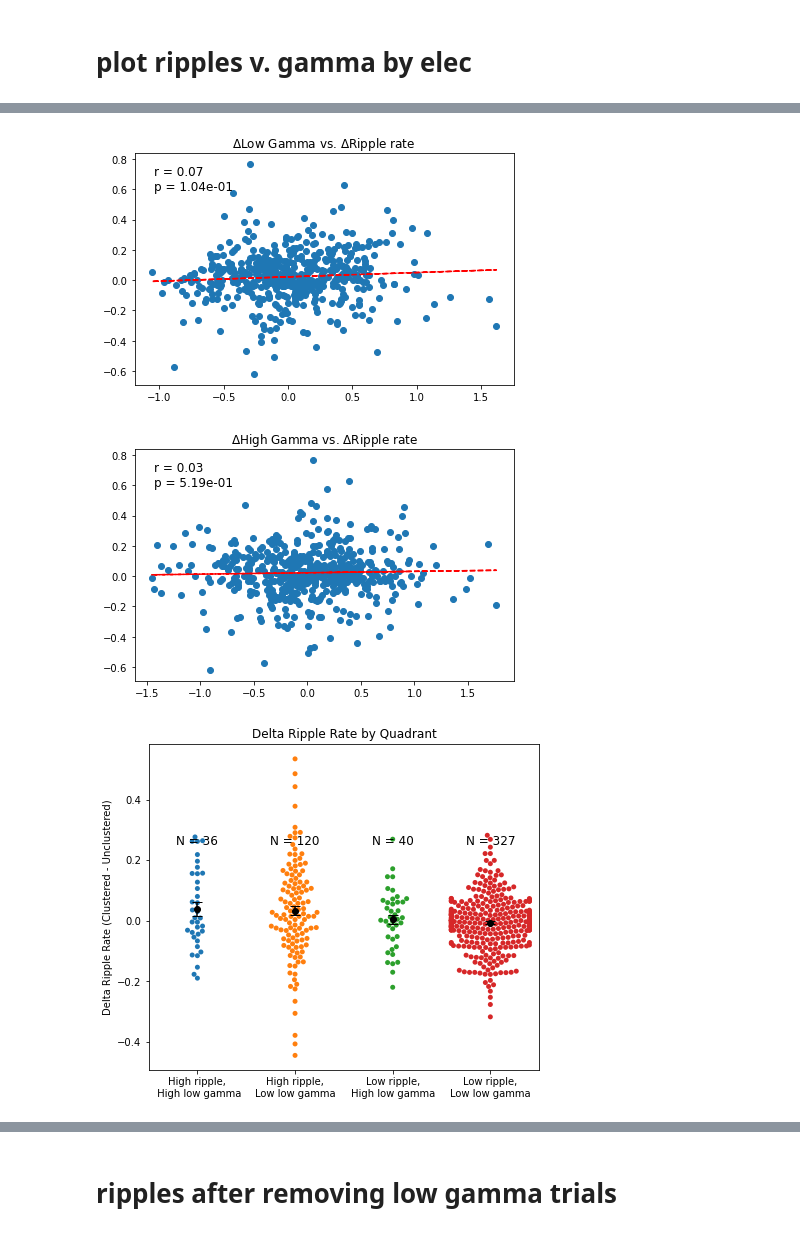
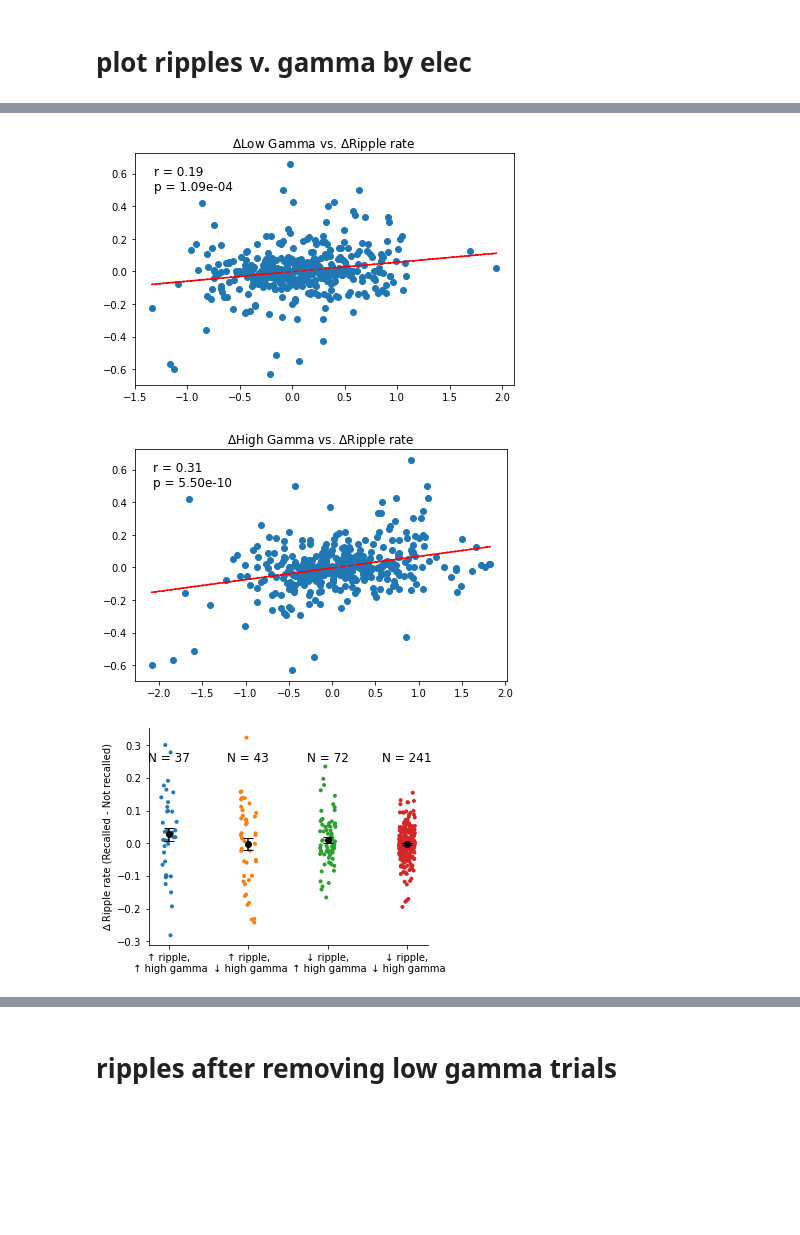
Before and after one commit to jjsakon/SWRrefactored, a Jupyter notebook: code/rippleVsGammaByElectrode.ipynb, the cells around one changed output, grey strips where cells are left out. Drawn from its saved outputs; the diff is of its cells as text; code cells hidden in the pictures; blank space fills up the shorter version.

Commit message:
2024-08-27 updated rippleByGamma plots

```diff
--- a/code/rippleVsGammaByElectrode.ipynb
+++ b/code/rippleVsGammaByElectrode.ipynb
@@ -60,8 +47,8 @@ task = 'catFR1' # 'catFR1'
 savePath = f'{base}/figures/'
 
 # 1 for encoding, 0 for recall
-encoding_mode_arr = [0,1] #[0,1]
-freq_range_str_arr = [[2,4],[7,9],[33.5,75],[80,120]] #[[33.5,75],[80,120]] #,[2,4],[7,9]] # [80,178]
+encoding_mode_arr = [0] #,1] #[0,1]
+freq_range_str_arr = [[2,4]] #,[7,9],[33.5,75],[80,120]] #[[33.5,75],[80,120]] #,[2,4],[7,9]] # [80,178]
 # these were selecetd to avoid 60 and 120 Hz using np.logspace(np.log10(30),np.log10(75),10)
 
 fs = 500 # sampling rate for raw data and ripples from createEventsForDF.py
@@ -535,53 +518,58 @@ plt.tight_layout(); plt.show()
 
 a=1;
 # %% [output]
-[figure, old version]
+[figure, new version]
-[figure, old version]
+[figure, new version]
 # %%
 # Define quadrants
 
 # 1 for low_gamma, 2 for high_gamma, 3 for high:low difference
-low_gamma_on = 1
+low_gamma_on = 2
+# 1 for clust v. not clust; 2 for recalled v. not recalled
+clust_or_recalled = 2
 
 if low_gamma_on == 1:
     quadrant_1 = (sub_low_gamma_elecs > mean_low_gamma + num_sd_line * std_low_gamma) & \
                  (sub_ripple_elecs > mean_ripple + num_sd_line * std_ripple)
-    label1 = 'High ripple,\n High low gamma'
+    label1 = '↑ ripple,\n ↑ low gamma'
     quadrant_2 = (sub_low_gamma_elecs < mean_low_gamma + num_sd_line * std_low_gamma) & \
                  (sub_ripple_elecs > mean_ripple + num_sd_line * std_ripple)
-    label2 = 'High ripple,\nLow low gamma'
+    label2 = '↑ ripple,\n ↓ low gamma'
     quadrant_3 = (sub_low_gamma_elecs > mean_low_gamma + num_sd_line * std_low_gamma) & \
                  (sub_ripple_elecs < mean_ripple + num_sd_line * std_ripple)
-    label3 = 'Low ripple,\nHigh low gamma'
+    label3 = '↓ ripple,\n ↑ low gamma'
     quadrant_4 = (sub_low_gamma_elecs < mean_low_gamma + num_sd_line * std_low_gamma) & \
                  (sub_ripple_elecs < mean_ripple + num_sd_line * std_ripple)
-    label4 = 'Low ripple,\nLow low gamma'
+    label4 = '↓ ripple,\n ↓ low gamma'
 elif low_gamma_on == 2:
     quadrant_1 = (sub_high_gamma_elecs > mean_high_gamma + num_sd_line * std_high_gamma) & \
                  (sub_ripple_elecs > mean_ripple + num_sd_line * std_ripple)
-    label1 = 'High ripple,\nHigh high gamma'
+    label1 = '↑ ripple,\n ↑ high gamma'
     quadrant_2 = (sub_high_gamma_elecs < mean_high_gamma + num_sd_line * std_high_gamma) & \
                  (sub_ripple_elecs > mean_ripple + num_sd_line * std_ripple)
-    label2 = 'High ripple,\nLow high gamma'
+    label2 = '↑ ripple,\n ↓ high gamma'
     quadrant_3 = (sub_high_gamma_elecs > mean_high_gamma + num_sd_line * std_high_gamma) & \
                  (sub_ripple_elecs < mean_ripple + num_sd_line * std_ripple)
-    label3 = 'Low ripple,\nHigh high gamma'
+    label3 = '↓ ripple,\n ↑ high gamma'
     quadrant_4 = (sub_high_gamma_elecs < mean_high_gamma + num_sd_line * std_high_gamma) & \
                  (sub_ripple_elecs < mean_ripple + num_sd_line * std_ripple)
-    label4 = 'Low ripple,\nLow high gamma'
+    label4 = '↓ ripple,\n ↓ high gamma'
 elif low_gamma_on == 3:
     quadrant_1 = (high_low_gamma_diff > mean_diff + num_sd_line * std_diff) & \
                  (sub_ripple_elecs > mean_ripple + num_sd_line * std_ripple)
-    label1 = 'High ripple,\nHigh diff'
+    label1 = '↑ ripple,\n ↑ diff'
     quadrant_2 = (high_low_gamma_diff < mean_diff + num_sd_line * std_diff) & \
                  (sub_ripple_elecs > mean_ripple + num_sd_line * std_ripple)
-    label2 = 'High ripple,\nLow diff'
+    label2 = '↑ ripple,\n ↓ diff'
     quadrant_3 = (high_low_gamma_diff > mean_diff + num_sd_line * std_diff) & \
                  (sub_ripple_elecs < mean_ripple + num_sd_line * std_ripple)
-    label3 = 'Low ripple,\nHigh diff'
+    label3 = '↓ ripple,\n ↑ diff'
     quadrant_4 = (high_low_gamma_diff < mean_diff + num_sd_line * std_diff) & \
                  (sub_ripple_elecs < mean_ripple + num_sd_line * std_ripple)
-    label4 = 'Low ripple,\nLow diff'
+    label4 = '↓ ripple,\n ↓ diff'
+stats_labels = [
+    label.replace('↑', 'High').replace('↓', 'Low').replace(',\n ', ' ')
+    for label in labels]
 
 # Initialize lists to store delta ripple rates for each quadrant
 delta_ripple_quadrant_1 = []
@@ -593,7 +581,14 @@ delta_ripple_quadrant_4 = []
 final_subs = []
 final_sess = []
 for idx, elec in enumerate(min_trial_clust_elec):
-    delta_ripple = sub_ripple_elecs_RECALLED_diff[idx] # lay all these out in the right order for ME model below
+    if clust_or_recalled == 1:
+        delta_ripple = sub_ripple_elecs_clust_diff[idx] # lay all these out in the right order for ME model below
+    else:
+        if encoding_mode == 1:
+            delta_ripple = sub_ripple_elecs_RECALLED_diff[idx] # lay all these out in the right order for ME model below
+        else:
+            print('Recall_mode is on so you cannot do SME (recalled v. not recalled)!!')
+            error
     final_subs.append(min_trials_clust_subs[idx])
     final_sess.append(min_trials_clust_sess[idx])
 
@@ -622,40 +617,42 @@ se_quadrant_4 = np.std(delta_ripple_quadrant_4) / np.sqrt(len(delta_ripple_quadr
 delta_ripple_data = (
     delta_ripple_quadrant_1 +
     delta_ripple_quadrant_2 +
     delta_ripple_quadrant_3 +
     delta_ripple_quadrant_4
 )
 
 labels = (
     [label1] * len(delta_ripple_quadrant_1) +
     [label2] * len(delta_ripple_quadrant_2) +
     [label3] * len(delta_ripple_quadrant_3) +
     [label4] * len(delta_ripple_quadrant_4)
 )
 
 # Plot the swarm plot
-fig, ax = plt.subplots(figsize=(7, 6))
-sb.swarmplot(x=labels, y=delta_ripple_data, ax=ax)
+fig, ax = plt.subplots(figsize=(5, 4))
+sb.stripplot(x=labels, y=delta_ripple_data, ax=ax, size=4)
 
 # Plot the means and SEs over the swarm plot
 means = [mean_quadrant_1, mean_quadrant_2, mean_quadrant_3, mean_quadrant_4]
 ses = [se_quadrant_1, se_quadrant_2, se_quadrant_3, se_quadrant_4]
 x_positions = [0, 1, 2, 3]
 
 ax.errorbar(x_positions, means, yerr=ses, fmt='o', color='black', capsize=5, zorder=10)
 
 # Add "N = XXX" over the top of each bar
 num_electrodes = [len(delta_ripple_quadrant_1), len(delta_ripple_quadrant_2), len(delta_ripple_quadrant_3), len(delta_ripple_quadrant_4)]
 for i, num in enumerate(num_electrodes):
     ax.text(i, 0.25, f'N = {num}', ha='center', fontsize=12, color='black')
 
-
-ax.set_ylabel('Delta Ripple Rate (Clustered - Unclustered)')
-ax.set_title('Delta Ripple Rate by Quadrant')
-
+if clust_or_recalled == 1:
+    ax.set_ylabel('∆ Ripple rate (Clustered - Unclustered)')
+else:
+    ax.set_ylabel('∆ Ripple rate (Recalled - Not recalled)')
+# ax.set_title('Delta Ripple Rate by Quadrant')
+ax.spines['top'].set_visible(False); ax.spines['right'].set_visible(False)
 plt.show();
 # %% [output]
-[figure, old version]
+[figure, new version]
 # %%
 import statsmodels.formula.api as smf
 
```
Also changed, not shown: parts of 17 cells of this notebook, 2 other files.
